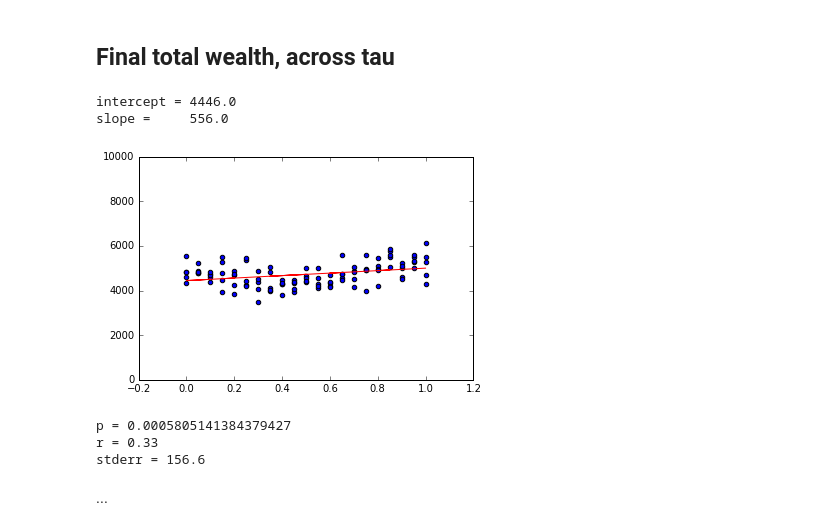
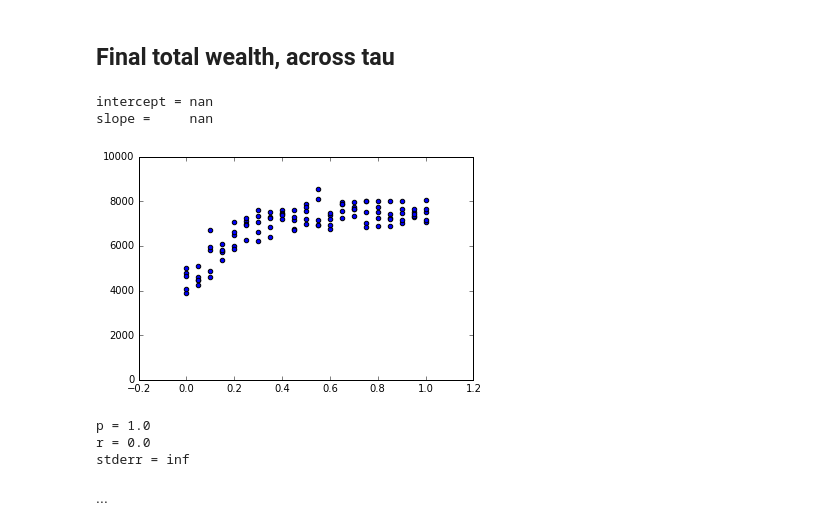
Before and after one commit to marycourtland/complexity-challenge-spring-2018, a Jupyter notebook: tau_analysis.ipynb, the cells around one changed output. Saved outputs shown, nothing was run; the diff lists cells and outputs as text; code cells hidden in the pictures.

```diff
--- a/tau_analysis.ipynb
+++ b/tau_analysis.ipynb
@@ -32,32 +30,37 @@ metadata,data = loadBehaviorspace("./behaviorspace_data/tau_adaptive-agent-2_2_0
+# %%
+#metadata,data = loadBehaviorspace("./behaviorspace_data/tau_turn-taker.csv")
+metadata,data = loadBehaviorspace("./behaviorspace_data/mutation_adaptive-agent-2_1_1_m_pools.csv")
 # %% [markdown]
 ## Final total wealth, across tau
 # %%
 final_step_mask = [step == 100 for step in data['[step]']]
 final_tau = np.extract(final_step_mask, data['tau'])
 final_total_wealth = np.extract(final_step_mask, data['total-wealth'])
 
+final_mutation_magnitude = np.extract(final_step_mask, data['mutation-magnitude'])
+
 # linear regression
-slope, intercept, r_value, p_value, std_err = stats.linregress(final_tau, final_total_wealth)
+#slope, intercept, r_value, p_value, std_err = stats.linregress(final_tau, final_total_wealth)
 
 print ""
 print "intercept =", round(intercept)
 print "slope =    ", round(slope)
 
-plt.plot(final_tau, intercept + slope*final_tau, 'r', label='fitted line')
-plt.scatter(final_tau, final_total_wealth)
+#plt.plot(final_tau, intercept + slope*final_tau, 'r', label='fitted line')
+plt.scatter(final_mutation_magnitude, final_total_wealth)
 plt.ylim(0, 10000)
 plt.show()
 
 print "p =", p_value
 print "r =", round(r_value, 3)
 print "stderr =",round(std_err, 1)
 # %% [output]
-intercept = 4446.0
-slope =     556.0
+intercept = nan
+slope =     nan
-[figure, old version]
+[figure, new version]
-p = 0.0005805141384379427
-r = 0.33
-stderr = 156.6
+p = 1.0
+r = 0.0
+stderr = inf
 # %% [markdown]
 ...
 # %% [markdown]
```
Also changed, not shown: parts of 1 cell of this notebook, 9 other files.
